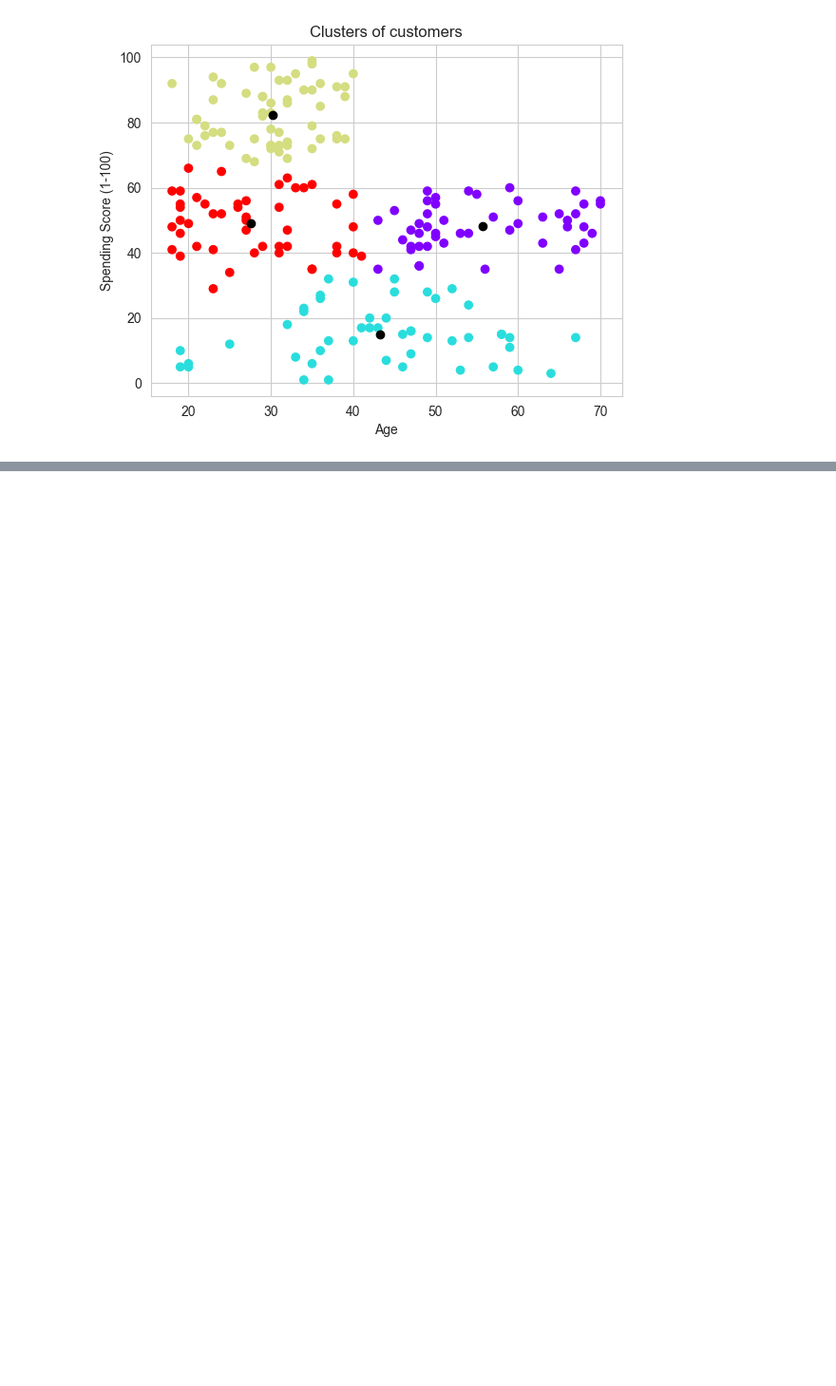
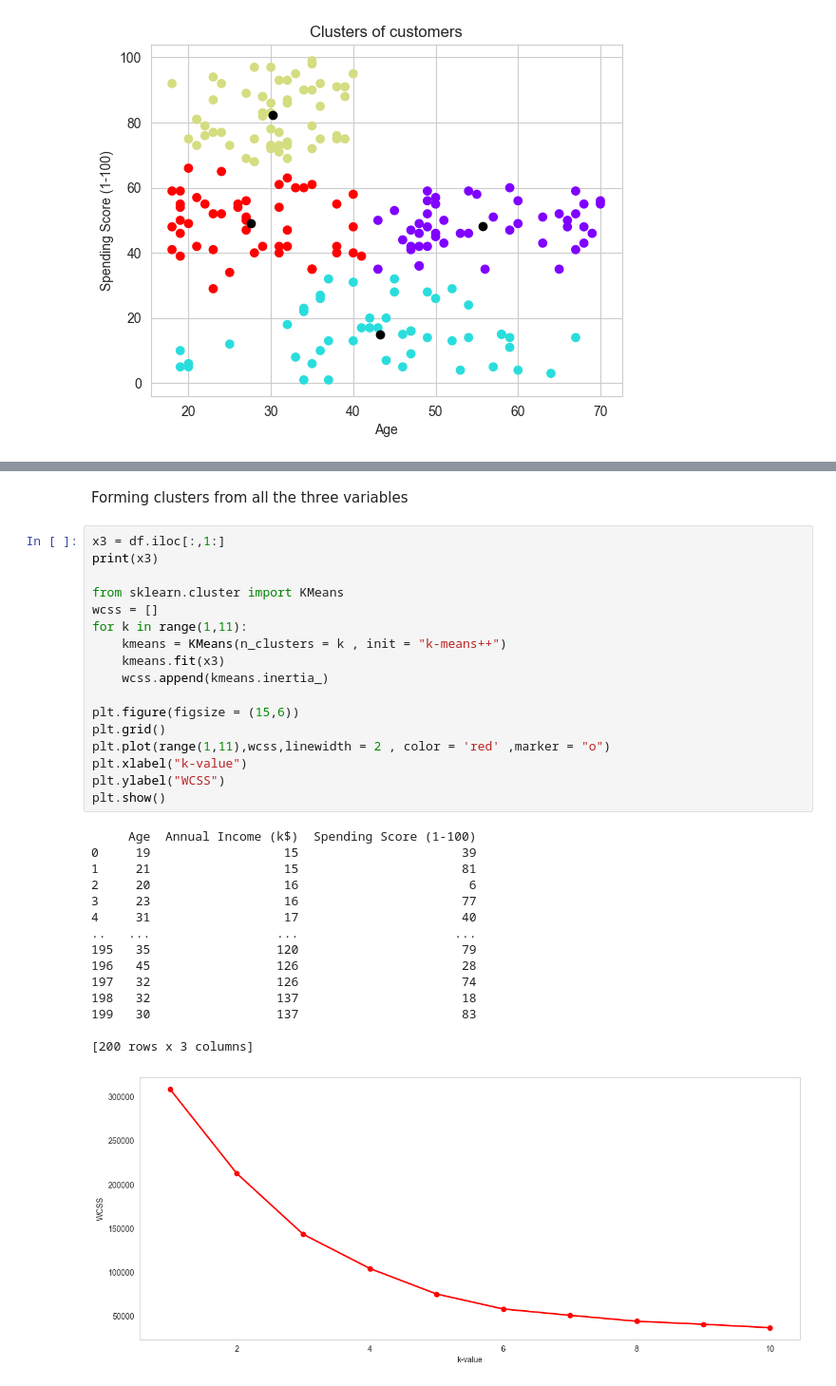
Before and after one commit to anzykenya/Customer-Segmenation, a Jupyter notebook: MallSegmentation.ipynb, the cells around one changed output, grey strips where cells are left out. Shown: that part at 95% size. Saved outputs shown, nothing was run; the diff lists cells and outputs as text; blank space fills up the shorter version.

```diff
--- a/MallSegmentation.ipynb
+++ b/MallSegmentation.ipynb
@@ -284,0 +338,35 @@ To be continued...
+# %% [markdown]
+Forming clusters from all the three variables
+# %%
+x3 = df.iloc[:,1:]
+print(x3)
+
+from sklearn.cluster import KMeans
+wcss = []
+for k in range(1,11):
+    kmeans = KMeans(n_clusters = k , init = "k-means++")
+    kmeans.fit(x3)
+    wcss.append(kmeans.inertia_)
+
+plt.figure(figsize = (15,6))
+plt.grid()
+plt.plot(range(1,11),wcss,linewidth = 2 , color = 'red' ,marker = "o")
+plt.xlabel("k-value")
+plt.ylabel("WCSS")
+plt.show()
+# %% [output]
+     Age  Annual Income (k$)  Spending Score (1-100)
+0     19                  15                      39
+1     21                  15                      81
+2     20                  16                       6
+3     23                  16                      77
+4     31                  17                      40
+..   ...                 ...                     ...
+195   35                 120                      79
+196   45                 126                      28
+197   32                 126                      74
+198   32                 137                      18
+199   30                 137                      83
+
+[200 rows x 3 columns]
+[figure, added]
```
Also changed, not shown: parts of 13 cells of this notebook.
